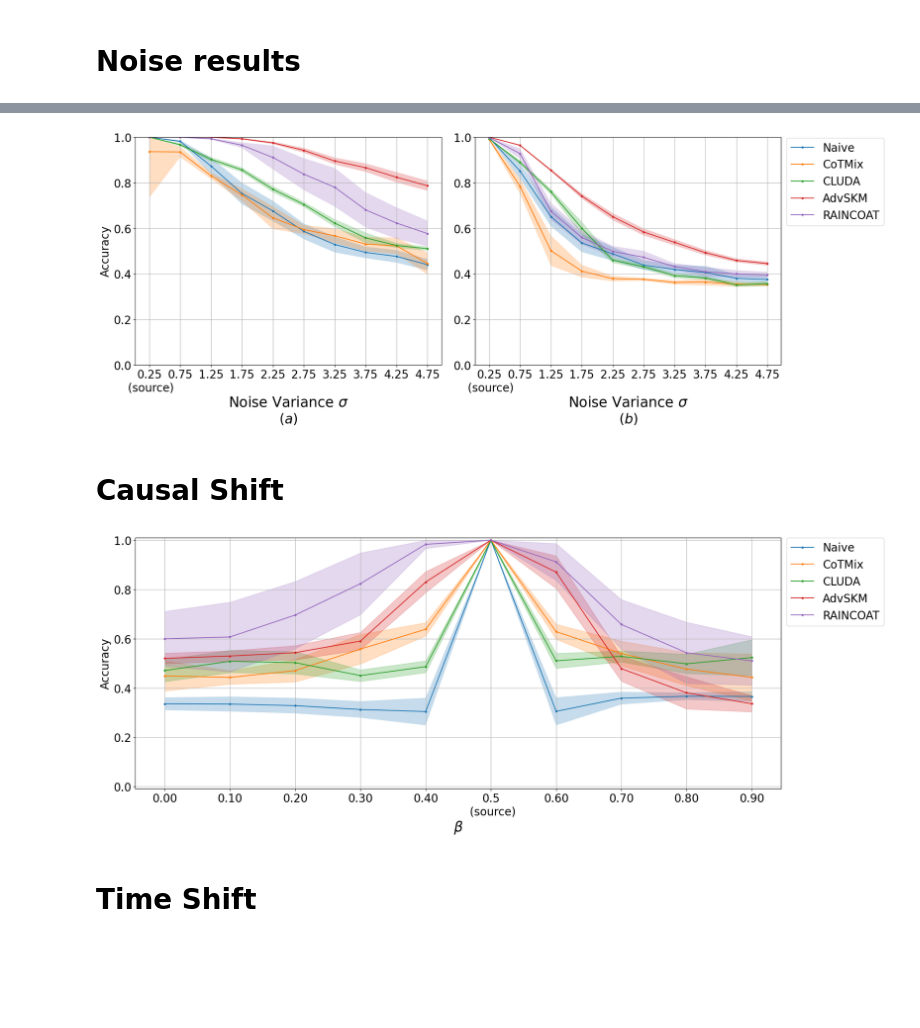
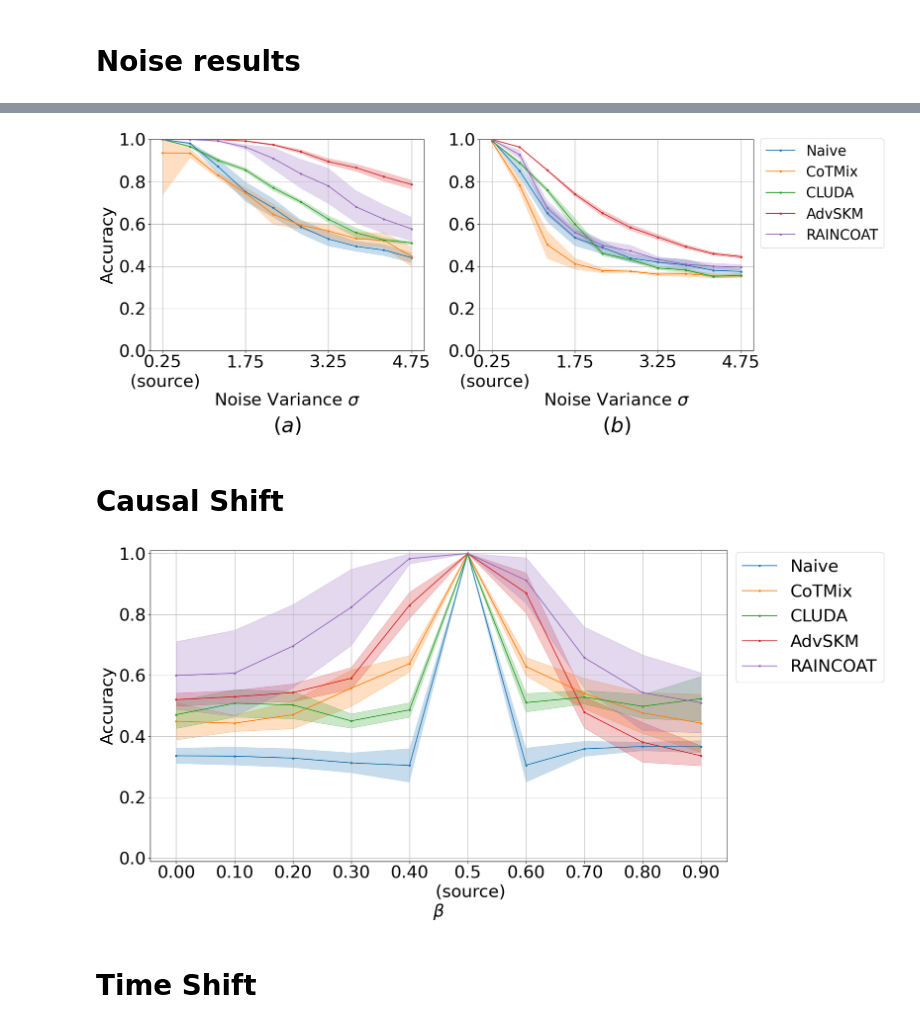
Before and after one commit to Henri-Hoyez/ChemicalStateSpaceModel, a Jupyter notebook: DA_method_comparison.ipynb, the cells around one changed output, grey strips where cells are left out. Saved outputs shown, nothing was run; the diff lists cells and outputs as text; code cells hidden in the pictures; blank space fills up the shorter version.

```diff
--- a/DA_method_comparison.ipynb
+++ b/DA_method_comparison.ipynb
@@ -3,6 +3,7 @@ import pandas as pd
 import numpy as np
 import matplotlib
 import matplotlib.pyplot as plt
+matplotlib.rcParams.update({'font.size': 30})
 # %%
 COTMIX_RESULT_PATH = "da_methods_results/results_cotmix.h5"
 NAIVE_MODEL_PATH = "da_methods_results/naive_model.h5"
@@ -123,7 +124,7 @@ x_ticks["Output Noise"] = output_noise
 
 time_shift = np.arange(2., 22, 2)
 time_shift = to_string(time_shift)
-time_shift[0] = "0. (source)"
+time_shift[0] = "0.\n(source)"
 x_ticks["Time Shift"] = time_shift
 ###########
 
@@ -158,8 +159,6 @@ x_ticks["Shift in Unit"] = shift_in_unit
 ##########
 # %%
 from matplotlib import colormaps
-
-# from matplotlib import colormaps
 # cmap = colormaps.get_cmap("tab10")
 
 
@@ -169,7 +168,7 @@ def compare_method_on_domain_shift(
         df_methods:list,
         method_names:list,
         ds_name:str,
-        figsize=(20, 8),
+        figsize=(20, 10),
         title="What a Wonderful Title :)",
         x_ticks=None,
         x_label:str="Strength",
@@ -216,12 +215,12 @@ def compare_method_on_domain_shift(
         ax.set_xticklabels(x_ticks)
 
     plt.ylim(ylims)
-    plt.xlabel(x_label, fontsize=25)
+    plt.xlabel(x_label)#, fontsize=40
     plt.ylabel("Accuracy")
     plt.grid()
-    plt.legend(bbox_to_anchor=(1.0, 1.022), loc='upper left', fontsize=20)
+    plt.legend(bbox_to_anchor=(1.0, 1.022), loc='upper left')#, fontsize=40
 
     plt.tight_layout()
-    plt.savefig(f'imgs/{ds_name}.pdf')
+    plt.savefig(f'imgs/{ds_name}3.pdf',bbox_inches='tight')
     plt.show()
 # %%
@@ -248,11 +279,14 @@ df_methods=[df_cotmix, df_cluda, df_advskm, df_raincoat]
 method_names=["CoTMix", "CLUDA", 'AdvSKM', "RAINCOAT"]
 noise_ticks = ['0.25\n (source)', '0.75', '1.25', '1.75', '2.25', '2.75', '3.25', '3.75', '4.25', '4.75']
 
+noise_ticks = ['0.25\n (source)', '', '', '1.75', '', '', '3.25', '', '', '4.75']
 
-# noise_ticks = ['0.25\n (source)', '', '', '1.75', '', '', '3.25', '', '', '4.75']
+plt.figure(figsize=(20, 9))
+ax = plt.subplot(121)
 
-plt.figure(figsize=(20, 8))
-ax = plt.subplot(121)
+
+_df_naive = df_naive.loc['Input Noise'].copy()
+_df_naive.index = noise_ticks
 
 naive_means = df_naive.loc['Input Noise'].mean(axis=1).astype(float)
 naive_std = df_naive.loc['Input Noise'].std(axis=1).astype(float)
@@ -261,7 +295,7 @@ naive_max = naive_means+ naive_std
 naive_min = naive_means- naive_std
 naive_max = np.clip(naive_max, 0, 1)
 
-ax.fill_between(naive_means.index.values, naive_max, naive_min, alpha=0.25, label='Naive std')
+ax.fill_between(naive_means.index.values, naive_max, naive_min, alpha=0.25)
 naive_means.plot(ax=ax, label="Naive", style=".-")
 
 
@@ -270,7 +304,7 @@ for i in range(len(df_methods)):
     df_method = df_methods[i]
     method_name = method_names[i]
 
-    method_performance = df_method.loc["Input Noise"]
+    method_performance = df_method.loc["Input Noise"].copy()
 
     method_means = method_performance.mean(axis=1).astype(float)
     method_std = method_performance.std(axis=1).astype(float)
@@ -279,19 +313,31 @@ for i in range(len(df_methods)):
 
     method_max = np.clip(method_max, 0, 1)
 
-    ax.fill_between(method_means.index.values, method_max, method_min, alpha=0.25, label=f"{method_name} std")
+    ax.fill_between(method_means.index.values, method_max, method_min, alpha=0.25)
     method_means.plot(ax=ax, label=f"{method_name}", style=".-")
 
 ax.set_xticks(range(1, len(noise_ticks)+1))
 ax.set_xticklabels(noise_ticks)
 
-ax.set_title("$(a)$",y=-.27)
+ax.set_title("$(a)$",y=-.40)
 ax.set_ylim(0., 1.0)
-ax.set_xlabel("Noise Variance $\\sigma$", fontsize=25)
+ax.set_xlabel("Noise Variance $\\sigma$")# , fontsize=50
 
 ax.set_ylabel("Accuracy")
 # ax.legend(loc=0, fontsize=12)
 ax.grid(True)
+
+
+xticks = ax.xaxis.get_major_ticks()
+xticks[1].set_visible(False)
+xticks[2].set_visible(False)
+
+xticks[4].set_visible(False)
+xticks[5].set_visible(False)
+
+
+xticks[7].set_visible(False)
+xticks[8].set_visible(False)
 
 ax = plt.subplot(122)
 
@@ -327,33 +373,44 @@ for i in range(len(df_methods)):
 ax.set_xticks(range(1, len(noise_ticks)+1))
 ax.set_xticklabels(noise_ticks)
 
-ax.legend(bbox_to_anchor=(1.0, 1.022), loc='upper left', fontsize=20)
-plt.title("$(b)$",y=-.27)
+xticks = ax.xaxis.get_major_ticks()
+xticks[1].set_visible(False)
+xticks[2].set_visible(False)
+
+xticks[4].set_visible(False)
+xticks[5].set_visible(False)
+
+
+xticks[7].set_visible(False)
+xticks[8].set_visible(False)
+
+ax.legend(bbox_to_anchor=(1.0, 1.038), loc='upper left', fontsize=25)#
+plt.title("$(b)$",y=-.40)
 ax.set_ylim(0., 1.0)
-ax.set_xlabel("Noise Variance $\\sigma$", fontsize=25)
+ax.set_xlabel("Noise Variance $\\sigma$")#, fontsize=50
 # ax.set_ylabel("Accuracy")
 ax.grid(True)
 
 plt.tight_layout()
-plt.savefig(f'imgs/NoiseCombined.pdf')
+plt.savefig(f'imgs/NoiseCombined3.pdf',bbox_inches='tight')
 plt.show()
 # %% [output]
-[figure, old version]
+[figure, new version]
 # %% [markdown]
 # Causal Shift
 # %%
 compare_method_on_domain_shift(
         df_naive_model=df_naive,
         df_methods=[df_cotmix, df_cluda, df_advskm, df_raincoat],
         method_names=["CoTMix", "CLUDA", 'AdvSKM', "RAINCOAT"],
         ds_name="Causal Shift",
         x_ticks=x_ticks["Causal Shift"],
         title="Performance Comparison on Causal Shift",
         x_label=f"$\\beta$",
-        figsize=(20, 8)
+        figsize=(20, 10)
     )
 # %% [output]
-[figure, old version]
+[figure, new version]
 # %% [markdown]
 # Time Shift
 # %%
```
Also changed, not shown: parts of 4 cells of this notebook.
